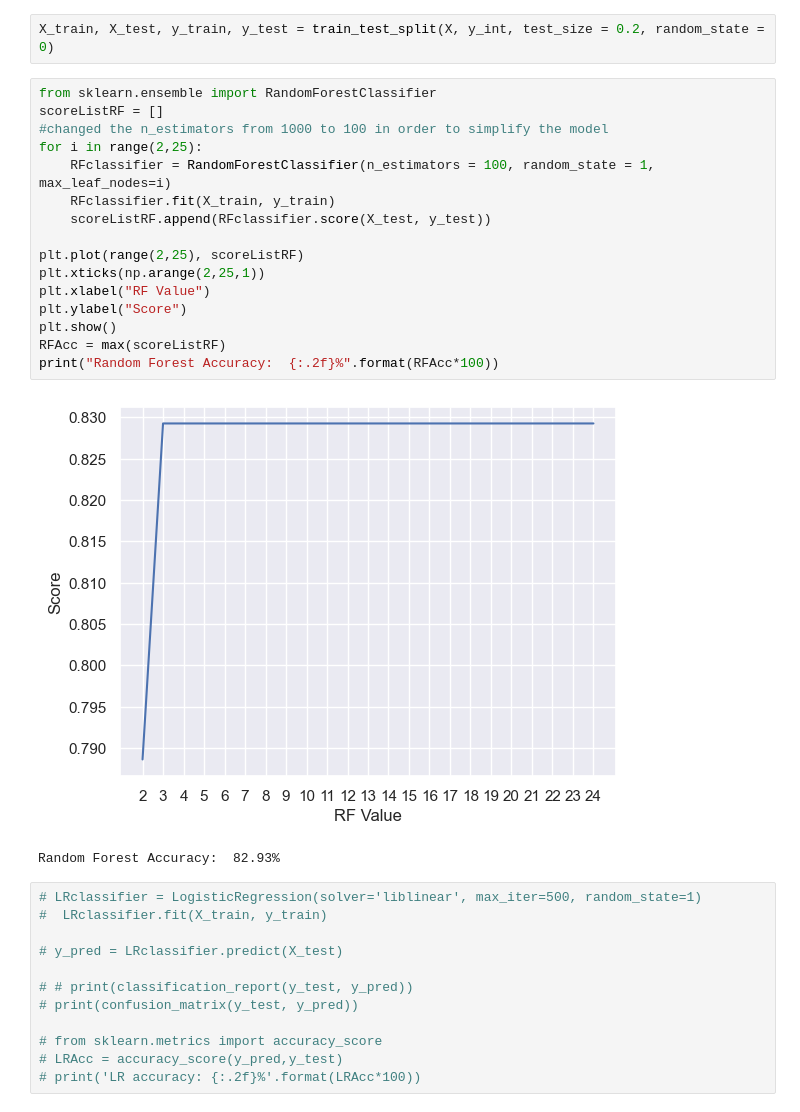
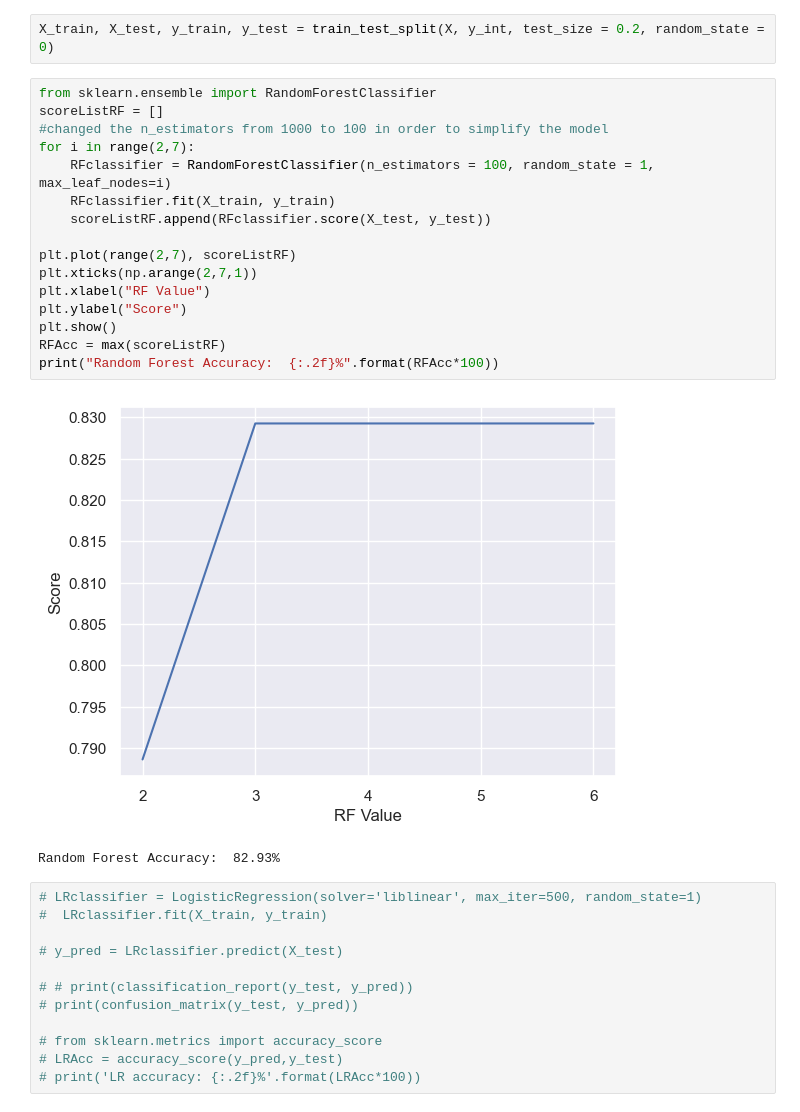
Before and after one commit to tboot-0510/encode-zkml, a Jupyter notebook: Loan_Prediction_and_EZKL.ipynb, the cells around one changed output. Saved outputs shown, nothing was run; the diff lists cells and outputs as text.

```diff
--- a/Loan_Prediction_and_EZKL.ipynb
+++ b/Loan_Prediction_and_EZKL.ipynb
@@ -239,21 +239,21 @@ X_train, X_test, y_train, y_test = train_test_split(X, y_int, test_size = 0.2, r
 # %%
 from sklearn.ensemble import RandomForestClassifier
 scoreListRF = []
 #changed the n_estimators from 1000 to 100 in order to simplify the model
-for i in range(2,25):
+for i in range(2,7):
     RFclassifier = RandomForestClassifier(n_estimators = 100, random_state = 1, max_leaf_nodes=i)
     RFclassifier.fit(X_train, y_train)
     scoreListRF.append(RFclassifier.score(X_test, y_test))
 
-plt.plot(range(2,25), scoreListRF)
-plt.xticks(np.arange(2,25,1))
+plt.plot(range(2,7), scoreListRF)
+plt.xticks(np.arange(2,7,1))
 plt.xlabel("RF Value")
 plt.ylabel("Score")
 plt.show()
 RFAcc = max(scoreListRF)
 print("Random Forest Accuracy:  {:.2f}%".format(RFAcc*100))
 # %% [output]
-[figure, old version]
+[figure, new version]
 Random Forest Accuracy:  82.93%
 # %%
 # LRclassifier = LogisticRegression(solver='liblinear', max_iter=500, random_state=1)
```
Also changed, not shown: parts of 2 cells of this notebook, 6 other files.
